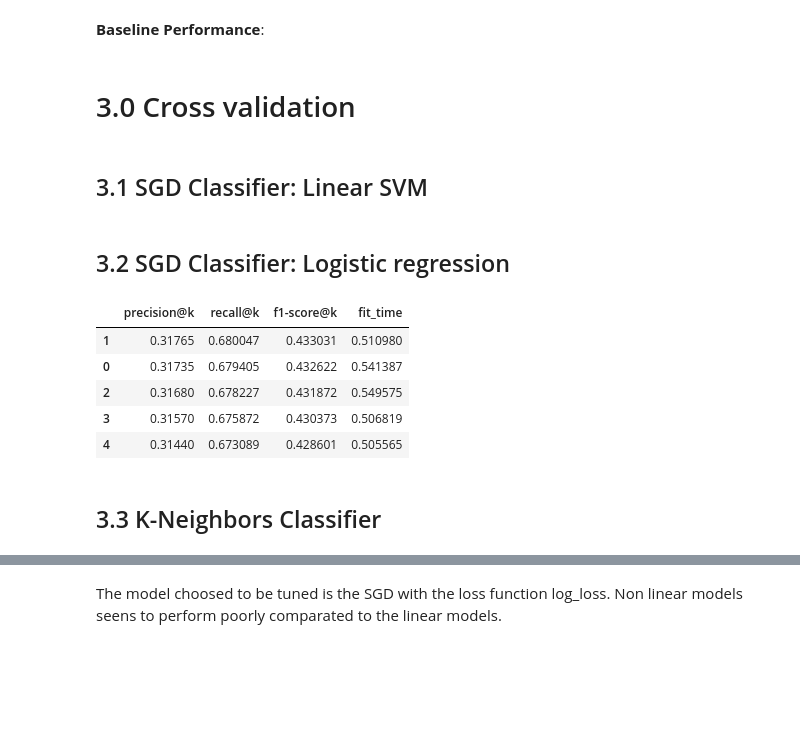
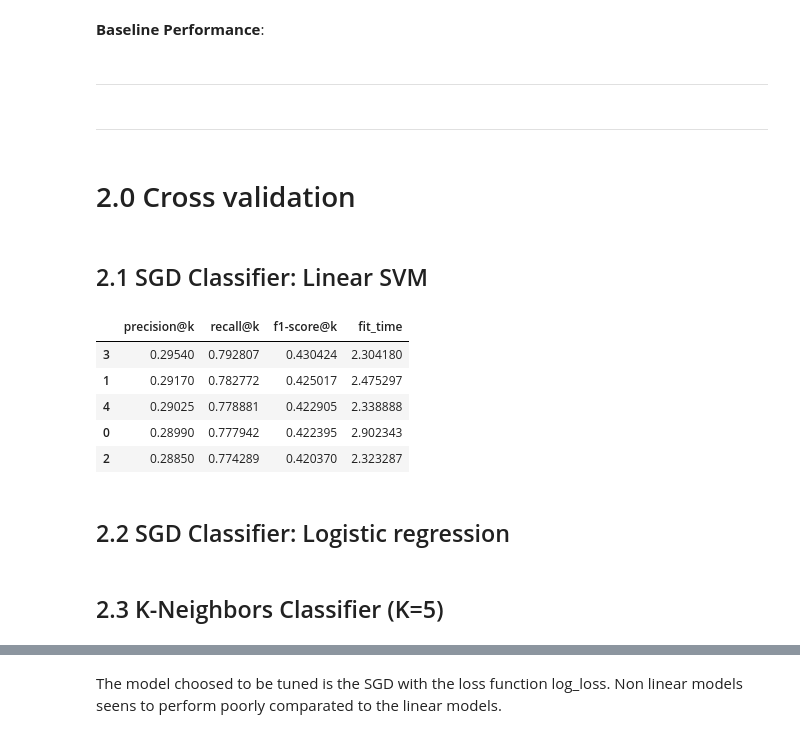
Before and after one commit to iury-repo/health_insurance_cs, a Jupyter notebook: notebooks/2-ims-modeling.ipynb, the cells around one changed output, grey strips where cells are left out. Drawn from its saved outputs; the diff is of its cells as text; code cells hidden in the pictures; blank space fills up the shorter version.

Commit message:
refactor(fix): Reorganize cross validation section using the new cross val at k function

```diff
--- a/notebooks/2-ims-modeling.ipynb
+++ b/notebooks/2-ims-modeling.ipynb
@@ -320,17 +326,30 @@ results_extrees = pd.DataFrame({'Model': ['ExtraTrees'],
                         'Precision@k': precision_extrees,
                         'Recall@k': recall_extrees})
 results_extrees
+# %% [markdown]
+---
+# %% [markdown]
+---
 # %% [markdown]
-# 3.0 Cross validation
+# 2.0 Cross validation
 # %% [markdown]
-## 3.1 SGD Classifier: Linear SVM
+## 2.1 SGD Classifier: Linear SVM
 # %%
+# Model definition
 sgd_lin = SGDClassifier(loss='hinge')
 
-# Converting prediction to probabilities
-lin_svm = CalibratedClassifierCV(sgd_lin)
+# Converting predictions into probabilities
+sgd_lin_cal = CalibratedClassifierCV(sgd_lin)
 # %%
-lin_svm_ = cross_validation_at_k()
+# Cross validated performance
+cross_validation_at_k(sgd_lin_cal, X_train, y_train, cv=5, k=20000)
+# %% [output]
+|  | precision@k | recall@k | f1-score@k | fit_time |
+| 3 | 0.29540 | 0.792807 | 0.430424 | 2.304180 |
+| 1 | 0.29170 | 0.782772 | 0.425017 | 2.475297 |
+| 4 | 0.29025 | 0.778881 | 0.422905 | 2.338888 |
+| 0 | 0.28990 | 0.777942 | 0.422395 | 2.902343 |
+| 2 | 0.28850 | 0.774289 | 0.420370 | 2.323287 |
 # %% [markdown]
-## 3.2 SGD Classifier: Logistic regression
+## 2.2 SGD Classifier: Logistic regression
 # %%
@@ -341,17 +361,3 @@ log_loss = cross_validate(sgd_log, X, y, cv=5, scoring={'recall': recall_at_k_sc
-# %%
-# Performance results
-log_loss_df = pd.DataFrame(log_loss)
-log_loss_df.rename(columns={'test_recall': 'recall@k', 'test_precision': 'precision@k', 'fit_time': 'fit_time', 'test_f1': 'f1-score@k'}, inplace=True)
-log_loss_df.drop(columns='score_time', inplace=True)
-log_loss_df = log_loss_df[['precision@k', 'recall@k', 'f1-score@k', 'fit_time']]
-log_loss_df.sort_values(by='precision@k', ascending=False)
-# %% [output]
-|  | precision@k | recall@k | f1-score@k | fit_time |
-| 1 | 0.31765 | 0.680047 | 0.433031 | 0.510980 |
-| 0 | 0.31735 | 0.679405 | 0.432622 | 0.541387 |
-| 2 | 0.31680 | 0.678227 | 0.431872 | 0.549575 |
-| 3 | 0.31570 | 0.675872 | 0.430373 | 0.506819 |
-| 4 | 0.31440 | 0.673089 | 0.428601 | 0.505565 |
 # %% [markdown]
-## 3.3 K-Neighbors Classifier
+## 2.3 K-Neighbors Classifier (K=5)
 # %%
```
Also changed, not shown: parts of 16 cells of this notebook.
